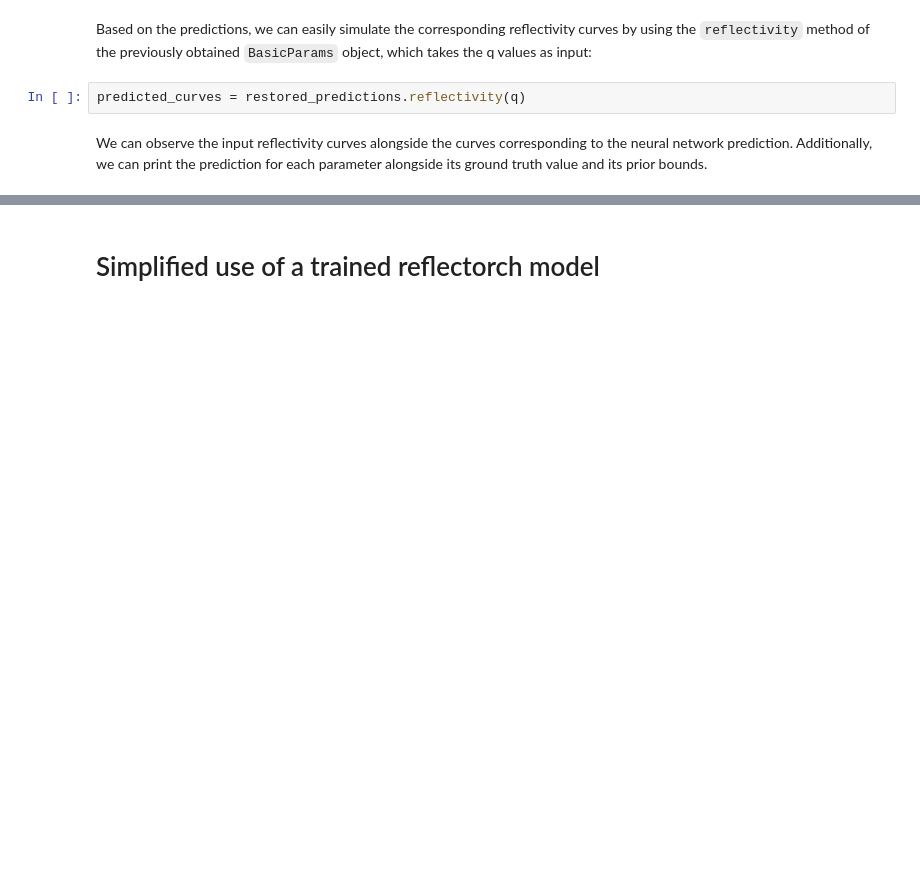
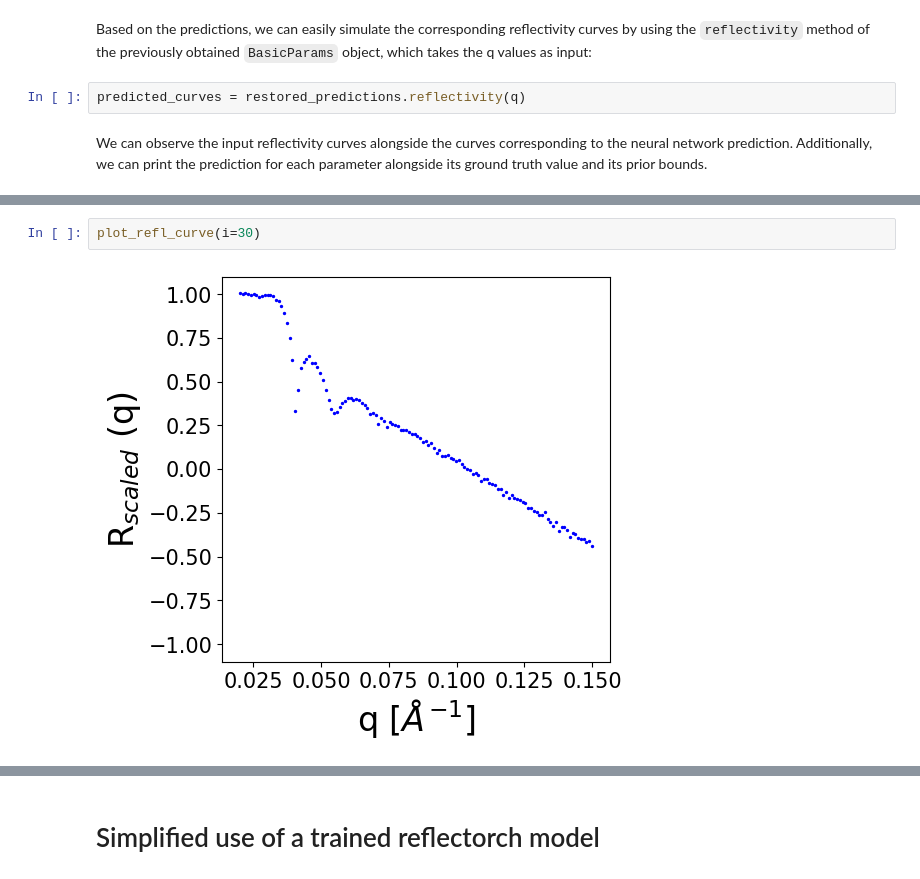
Before and after one commit to m-levytskyi/reflectorch-nflows, a Jupyter notebook: docs/using_reflectorch.ipynb, the cells around one changed output, grey strips where cells are left out. Drawn from its saved outputs; the diff is of its cells as text; blank space fills up the shorter version.

```diff
--- a/docs/using_reflectorch.ipynb
+++ b/docs/using_reflectorch.ipynb
@@ -302,0 +137,4 @@ interactive(children=(IntSlider(value=13, description='i', max=63), Output()), _
+# %%
+plot_refl_curve(i=30)
+# %% [output]
+[figure, added]
```
Also changed, not shown: parts of 25 cells of this notebook, 3 other files.
